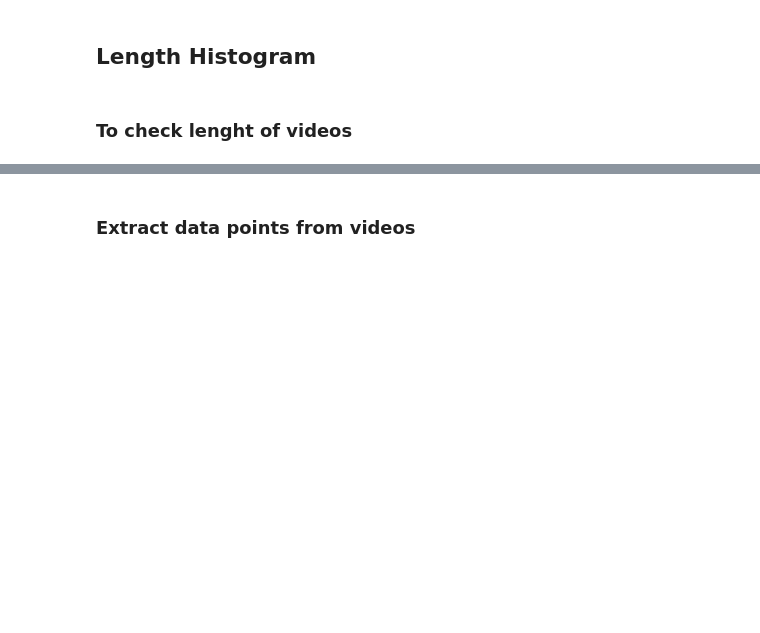
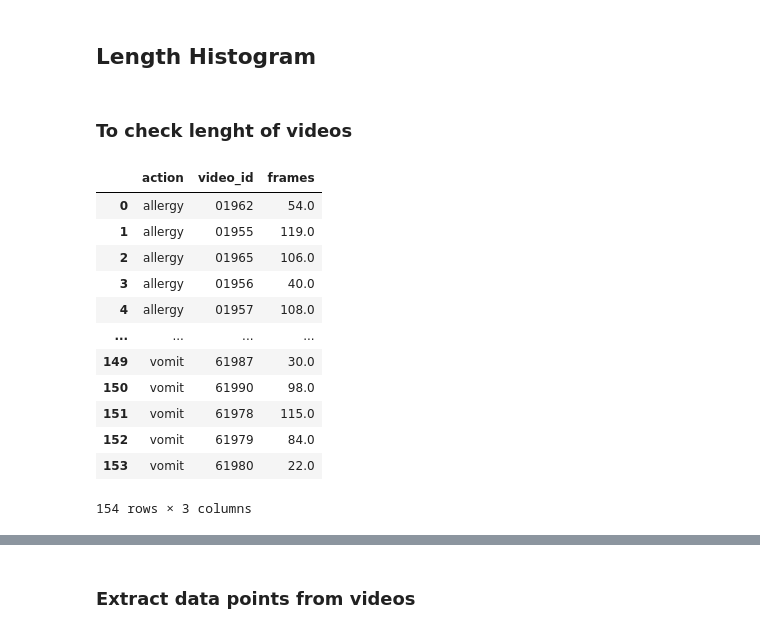
Before and after one commit to pariosur/sign-language-translator, a Jupyter notebook: notebooks/giovannagehring_dataclean.ipynb, the cells around one changed output, grey strips where cells are left out. Cells and saved outputs as stored; diff of their text form; code cells hidden in the pictures; blank space fills up the shorter version.

Commit message:
added new data point extraction function

```diff
--- a/notebooks/giovannagehring_dataclean.ipynb
+++ b/notebooks/giovannagehring_dataclean.ipynb
@@ -173,30 +220,40 @@ def videos_word(word):
 # %%
 # Function to return duration and framecount for each video
 def with_opencv(filename):
     import cv2
     video = cv2.VideoCapture(filename)
 
     duration = video.get(cv2.CAP_PROP_POS_MSEC)
     frame_count = video.get(cv2.CAP_PROP_FRAME_COUNT)
 
     return duration, frame_count
 
 
 
 # Get id_videos from function video_words and return lenght
 n_frames = []
+teste = []
 
 for word in aux_list["word"]:
     for video_id in videos_word(word):
         video = f'../raw_data/{video_id}.mp4'
+        frame_count = with_opencv(video)[1]
+        n_frames.append(frame_count)
+        teste.append([word, video_id, frame_count])
 
-        if os.path.exists(video) == True:
-            n_frames.append(with_opencv(video)[1])
-
-
-# Plot distribution frames
-plt.title("Distribution of Frames")
-plt.xlabel('Frames')
-plt.ylabel('Frequency')
-plt.hist(pd.DataFrame(n_frames), bins=30, color="g", stacked=True);
-plt.text(80, 15, f'Optimal number \n of frames=70');
+frames_words = pd.DataFrame(teste, columns=["action", "video_id", "frames"])
+frames_words
+# %% [output]
+|  | action | video_id | frames |
+| 0 | allergy | 01962 | 54.0 |
+| 1 | allergy | 01955 | 119.0 |
+| 2 | allergy | 01965 | 106.0 |
+| 3 | allergy | 01956 | 40.0 |
+| 4 | allergy | 01957 | 108.0 |
+| ... | ... | ... | ... |
+| 149 | vomit | 61987 | 30.0 |
+| 150 | vomit | 61990 | 98.0 |
+| 151 | vomit | 61978 | 115.0 |
+| 152 | vomit | 61979 | 84.0 |
+| 153 | vomit | 61980 | 22.0 |
+154 rows × 3 columns
```
Also changed, not shown: parts of 30 cells of this notebook.
